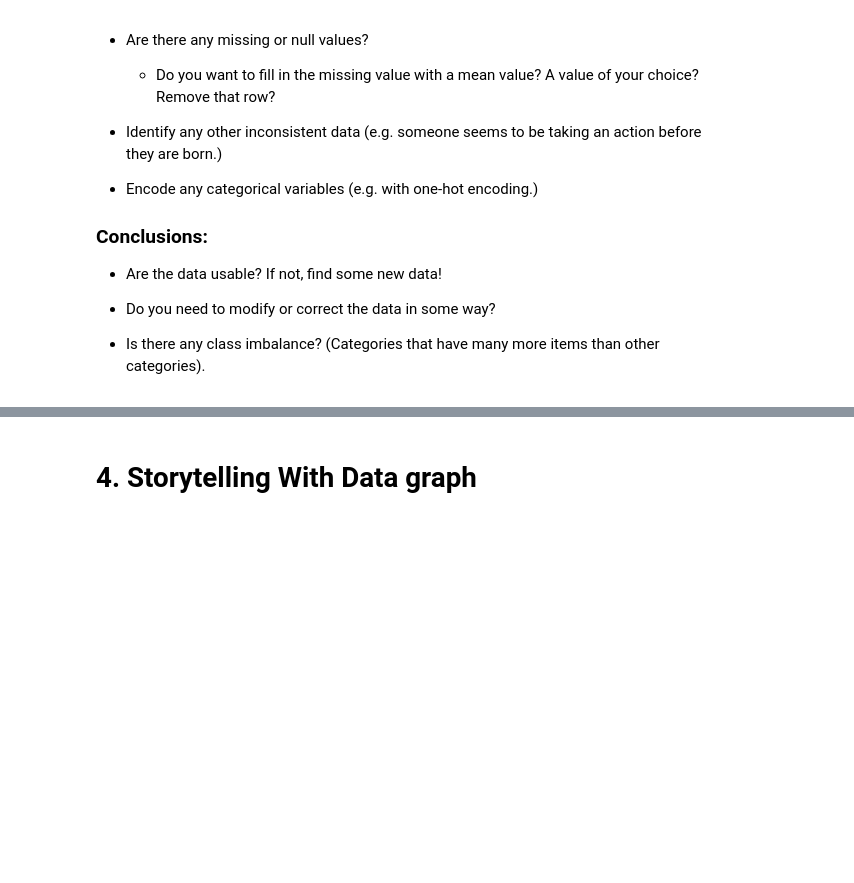
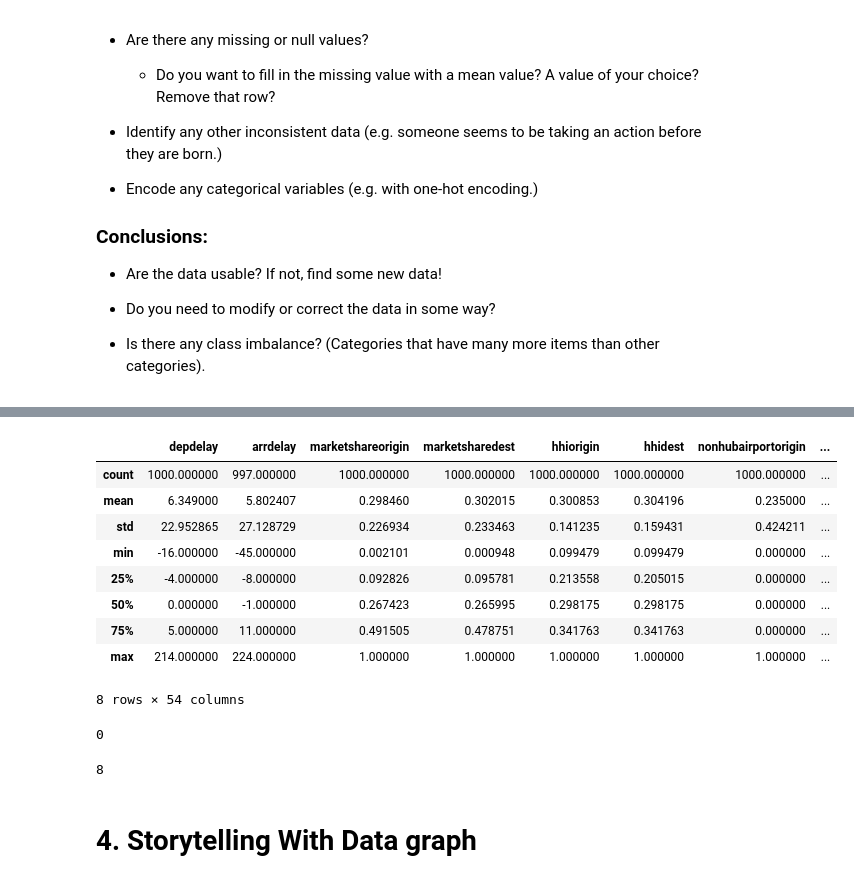
Before and after one commit to tbrantinghamBU/699-Personal, a Jupyter notebook: OMDS-ModB2-Week2-Brantingham-Tyler.ipynb, the cells around one changed output, grey strips where cells are left out. Saved outputs shown, nothing was run; the diff lists cells and outputs as text; code cells hidden in the pictures; blank space fills up the shorter version.

```diff
--- a/OMDS-ModB2-Week2-Brantingham-Tyler.ipynb
+++ b/OMDS-ModB2-Week2-Brantingham-Tyler.ipynb
@@ -14,7 +26,7 @@ import numpy as np
 from datetime import datetime, timedelta
 # %%
 flight_df = pd.read_csv("DelayData.csv", delimiter=",")
-flight_df = flight_df.head(1000).copy
+flight_df = flight_df.head(1000)
 # %% [markdown]
 This week, you will do the same types of exercises as last week, but you should use your chosen datasets that someone in your class found last semester. (They likely will not be the particular datasets that you found yourself.)
 
@@ -46,3 +78,25 @@ This week, you will do the same types of exercises as last week, but you should
+# %%
+flight_df.describe()
+# %% [output]
+|  | depdelay | arrdelay | marketshareorigin | marketsharedest | hhiorigin | hhidest | nonhubairportorigin | ... |
+| count | 1000.000000 | 997.000000 | 1000.000000 | 1000.000000 | 1000.000000 | 1000.000000 | 1000.000000 | ... |
+| mean | 6.349000 | 5.802407 | 0.298460 | 0.302015 | 0.300853 | 0.304196 | 0.235000 | ... |
+| std | 22.952865 | 27.128729 | 0.226934 | 0.233463 | 0.141235 | 0.159431 | 0.424211 | ... |
+| min | -16.000000 | -45.000000 | 0.002101 | 0.000948 | 0.099479 | 0.099479 | 0.000000 | ... |
+| 25% | -4.000000 | -8.000000 | 0.092826 | 0.095781 | 0.213558 | 0.205015 | 0.000000 | ... |
+| 50% | 0.000000 | -1.000000 | 0.267423 | 0.265995 | 0.298175 | 0.298175 | 0.000000 | ... |
+| 75% | 5.000000 | 11.000000 | 0.491505 | 0.478751 | 0.341763 | 0.341763 | 0.000000 | ... |
+| max | 214.000000 | 224.000000 | 1.000000 | 1.000000 | 1.000000 | 1.000000 | 1.000000 | ... |
+8 rows × 54 columns
+# %%
+duplicate_rows = flight_df[flight_df.duplicated()]
+print(duplicate_rows.shape[0])
+# %% [output]
+0
+# %%
+print(flight_df.isna().any(axis=1).sum())
+# %% [output]
+8
 # %% [markdown]
 # 4. Storytelling With Data graph
 # %% [markdown]
```
Also changed, not shown: parts of 2 cells of this notebook, 2 other files.
